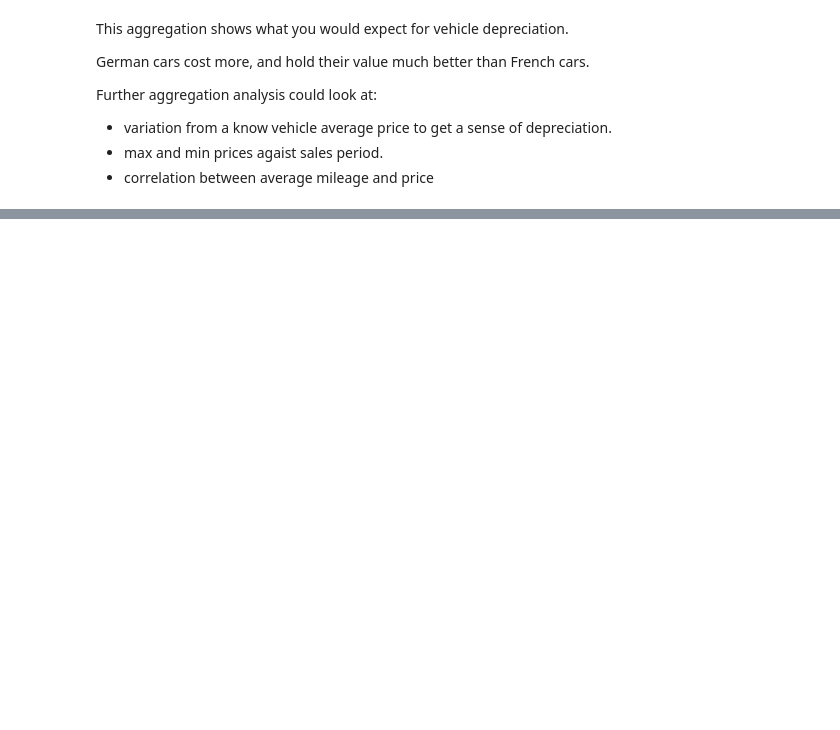
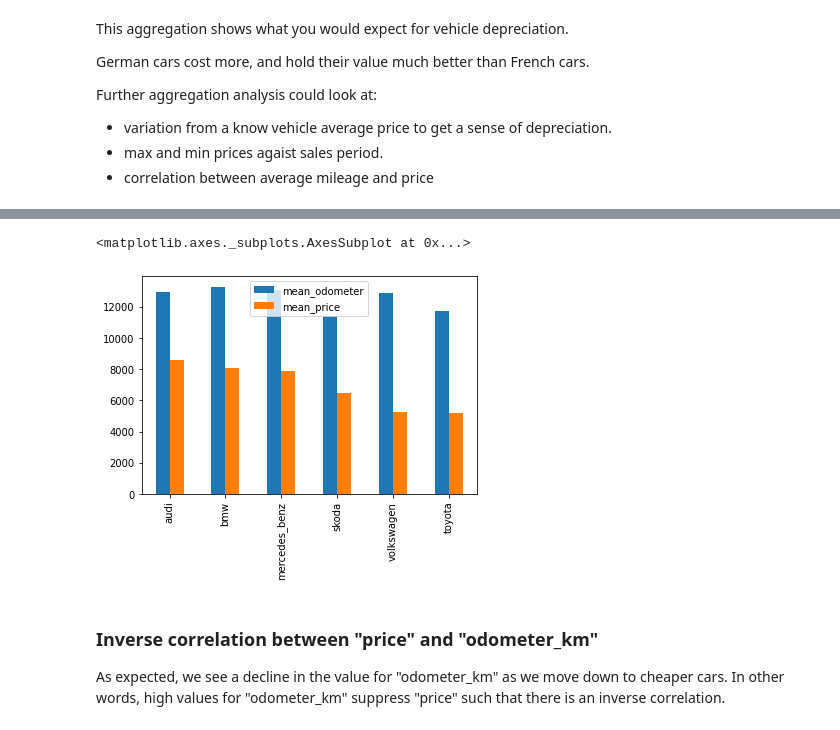
Before and after one commit to holiday-scott/exploring_ebay_car_sales_data, a Jupyter notebook: eBay_Auto_Sales.ipynb, the cells around one changed output, grey strips where cells are left out. Cells and saved outputs as stored; diff of their text form; code cells hidden in the pictures; blank space fills up the shorter version.

```diff
--- a/eBay_Auto_Sales.ipynb
+++ b/eBay_Auto_Sales.ipynb
@@ -681,0 +723,11 @@ This aggregation will use two methods:
+# %%
+mean_odo_agg = {}
+
+top_16_index = autos["brand"].value_counts(dropna=False, normalize=True).head(16)
+
+for brand in top_16_index.index:
+  brand_slice = autos[autos["brand"] == brand]
+  mean_odo = brand_slice["odometer_km"].mean()
+  mean_odo_agg[brand] = round(mean_odo/10)
+
+print(mean_odo_agg)
@@ -681,0 +736,4 @@ This aggregation will use two methods:
+# %%
+mean_odo_series = pd.Series(mean_odo_agg)
+mean_odo_df = pd.DataFrame(mean_odo_series, columns=["mean_odometer"])
+mean_odo_df.sort_index()
@@ -681,0 +778,4 @@ This aggregation will use two methods:
+# %%
+join_them = [mean_odo_df, mean_price_df]
+mean_odo_price_df = pd.concat(join_them, axis=1)
+mean_odo_price_df.sort_values(by="mean_price", ascending=False)
@@ -681,0 +800,11 @@ This aggregation will use two methods:
+# %%
+import matplotlib.pyplot as plt
+
+#df2 = df.groupby(['Name', 'Abuse/NFF'])['Name'].count().unstack('Abuse/NFF').fillna(0)
+mean_odo_price_df.sort_values(by="mean_price", ascending=False).head(6).plot(kind='bar', stacked=False)
+# %% [output]
+<matplotlib.axes._subplots.AxesSubplot at 0x...>
+[figure, added]
+# %% [markdown]
+### Inverse correlation between "price" and "odometer_km"
+As expected, we see a decline in the value for "odometer_km" as we move down to cheaper cars. In other words, high values for "odometer_km" suppress "price" such that there is an inverse correlation.
```
Also changed, not shown: parts of 15 cells of this notebook.
